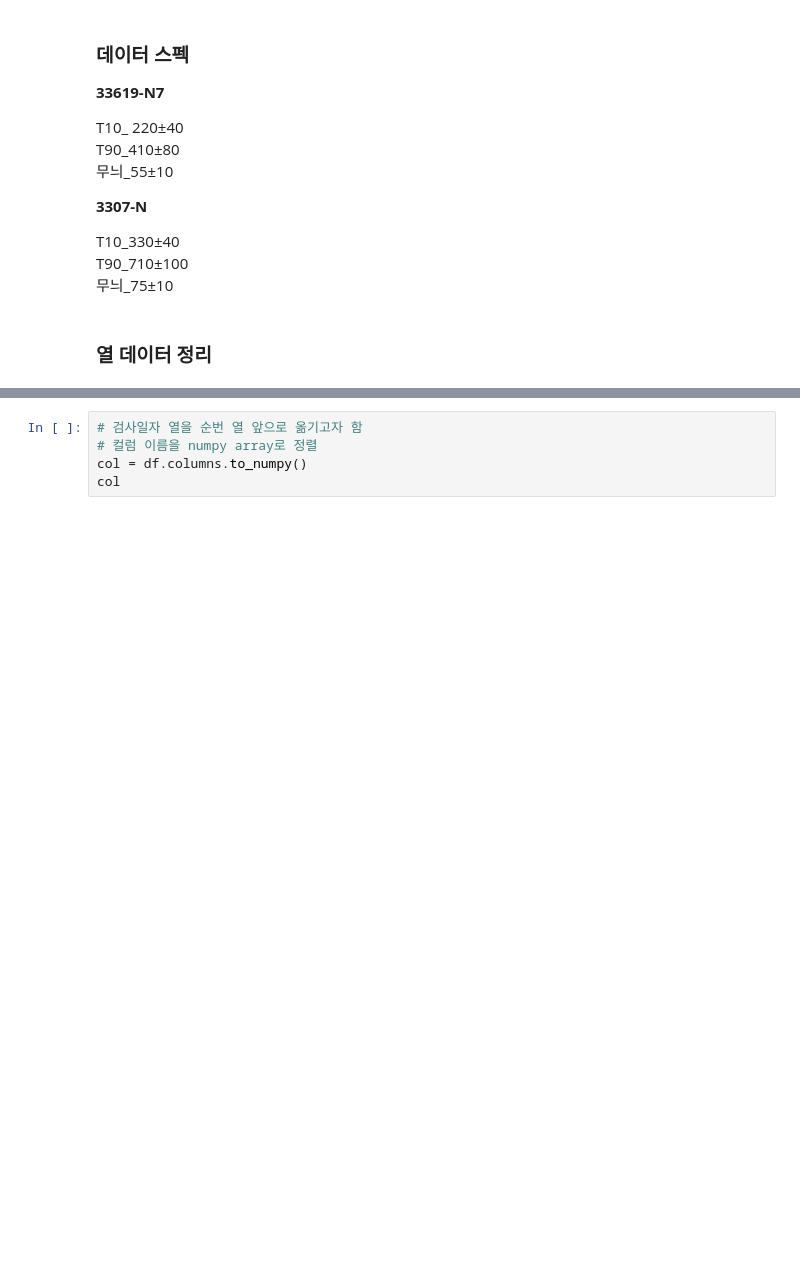
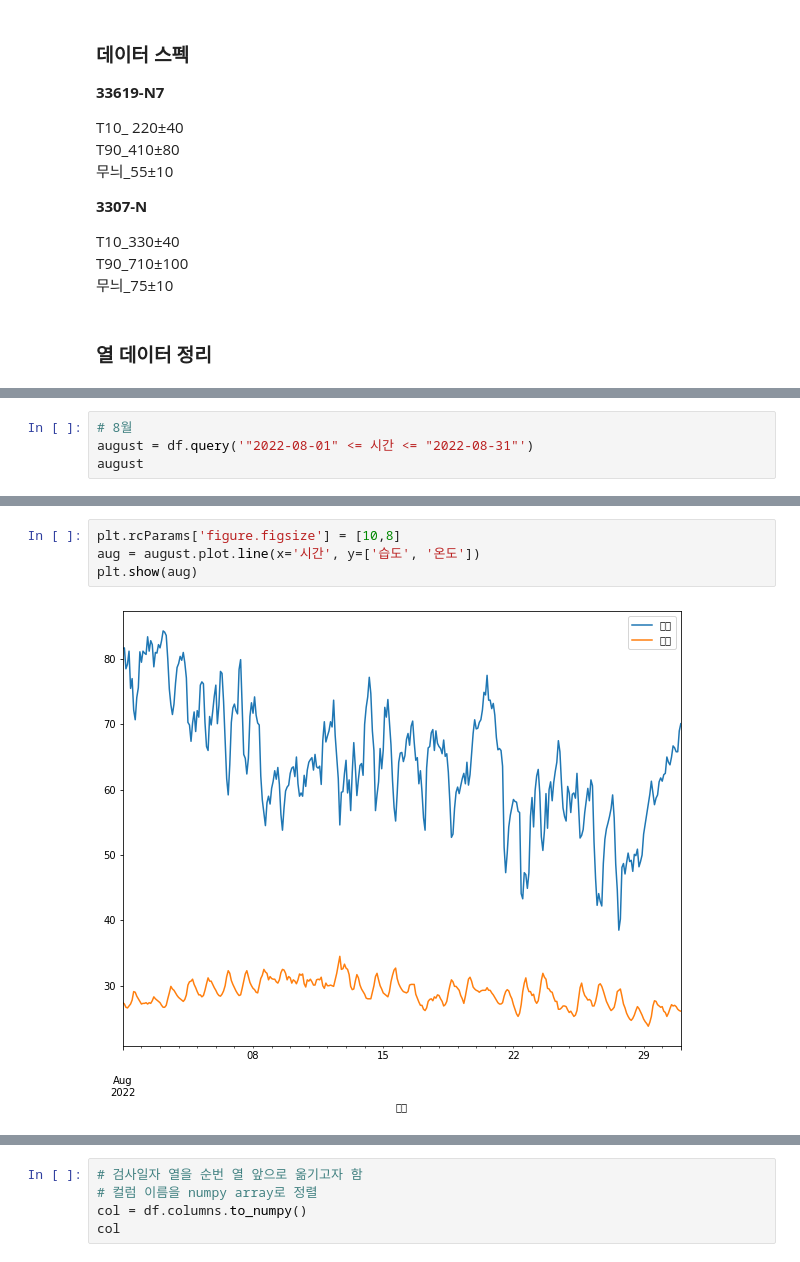
Before and after one commit to Hansol03/Relation-analysis-of-temp-hum-in-rubber-belt-manufacturing-process-, a Jupyter notebook: temp_humi.ipynb, the cells around one changed output, grey strips where cells are left out. Drawn from its saved outputs; the diff is of its cells as text; blank space fills up the shorter version.

```diff
--- a/temp_humi.ipynb
+++ b/temp_humi.ipynb
@@ -377,0 +428,4 @@ dtype: object
+# %%
+# 8월
+august = df.query('"2022-08-01" <= 시간 <= "2022-08-31"')
+august
@@ -377,0 +446,6 @@ dtype: object
+# %%
+plt.rcParams['figure.figsize'] = [10,8]
+aug = august.plot.line(x='시간', y=['습도', '온도'])
+plt.show(aug)
+# %% [output]
+[figure, added]
```
Also changed, not shown: parts of 59 cells of this notebook.
